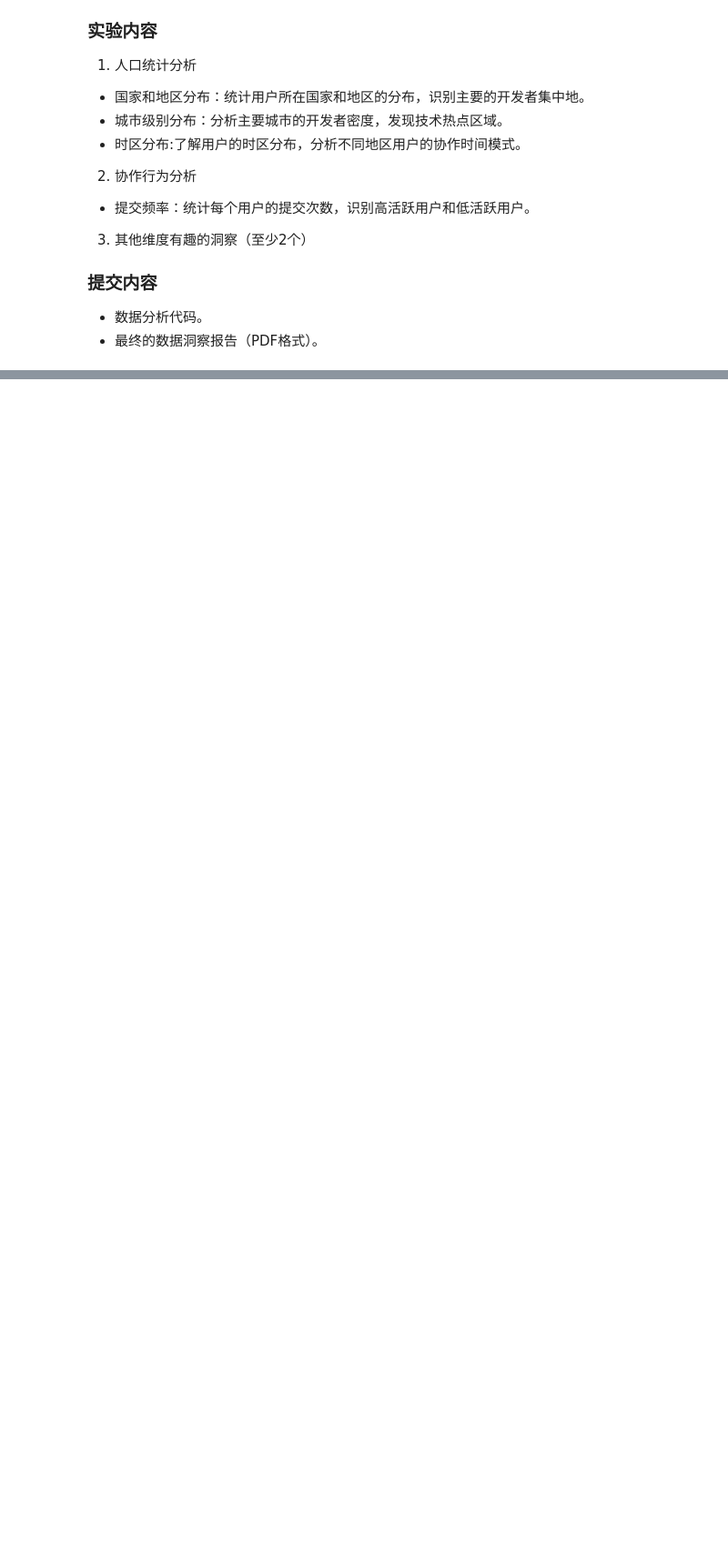
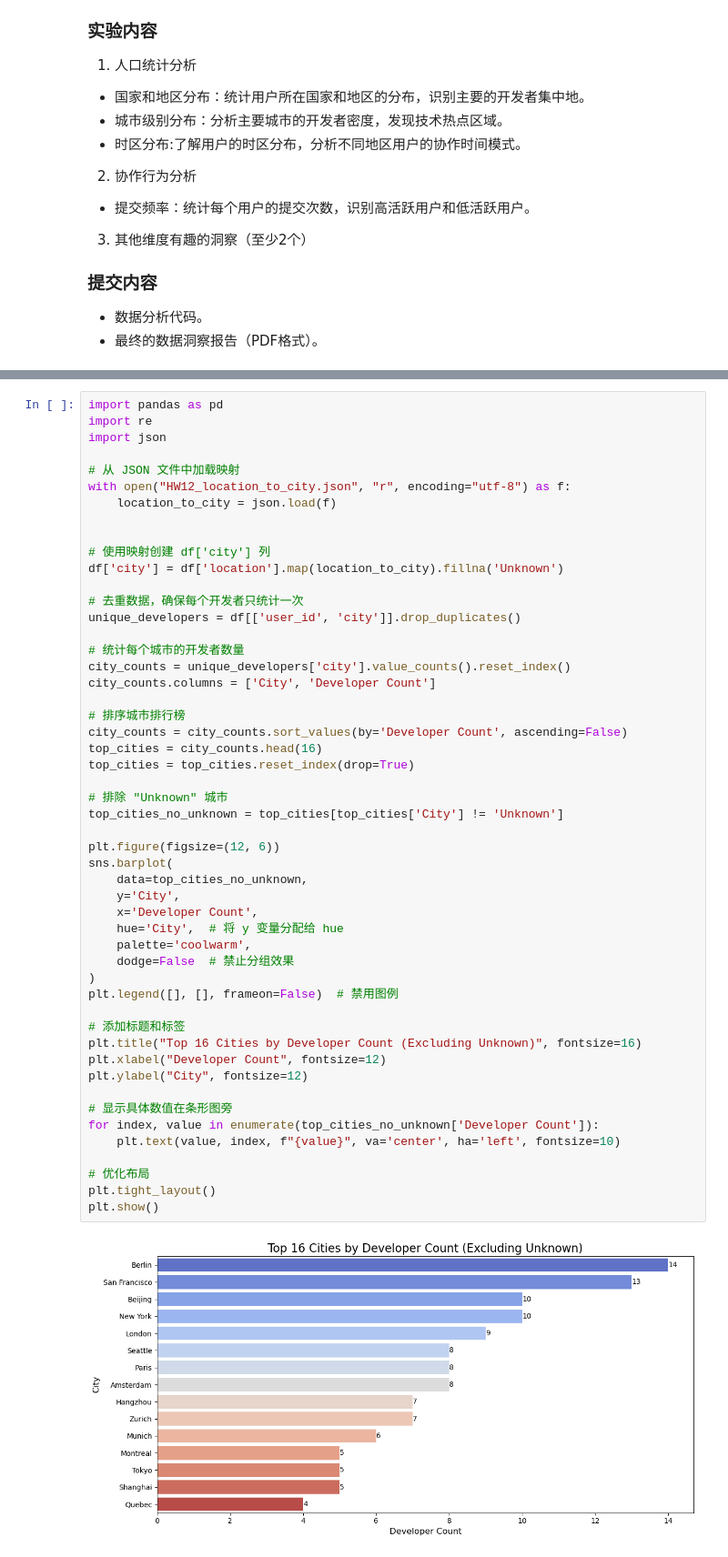
Before and after one commit to zzsyppt/Introduction-to-Data-Science-and-Engineering, a Jupyter notebook: HW12.ipynb, the cells around one changed output, grey strips where cells are left out. Shown at 91% size. Cells and saved outputs as stored; diff of their text form; blank space fills up the shorter version.

```diff
--- a/HW12.ipynb
+++ b/HW12.ipynb
@@ -20,0 +214,53 @@
+# %%
+import pandas as pd
+import re
+import json
+
+# 从 JSON 文件中加载映射
+with open("HW12_location_to_city.json", "r", encoding="utf-8") as f:
+    location_to_city = json.load(f)
+
+
+# 使用映射创建 df['city'] 列
+df['city'] = df['location'].map(location_to_city).fillna('Unknown')
+
+# 去重数据，确保每个开发者只统计一次
+unique_developers = df[['user_id', 'city']].drop_duplicates()
+
+# 统计每个城市的开发者数量
+city_counts = unique_developers['city'].value_counts().reset_index()
+city_counts.columns = ['City', 'Developer Count']
+
+# 排序城市排行榜
+city_counts = city_counts.sort_values(by='Developer Count', ascending=False)
+top_cities = city_counts.head(16)
+top_cities = top_cities.reset_index(drop=True)
+
+# 排除 "Unknown" 城市
+top_cities_no_unknown = top_cities[top_cities['City'] != 'Unknown']
+
+plt.figure(figsize=(12, 6))
+sns.barplot(
+    data=top_cities_no_unknown,
+    y='City',
+    x='Developer Count',
+    hue='City',  # 将 y 变量分配给 hue
+    palette='coolwarm',
+    dodge=False  # 禁止分组效果
+)
+plt.legend([], [], frameon=False)  # 禁用图例
+
+# 添加标题和标签
+plt.title("Top 16 Cities by Developer Count (Excluding Unknown)", fontsize=16)
+plt.xlabel("Developer Count", fontsize=12)
+plt.ylabel("City", fontsize=12)
+
+# 显示具体数值在条形图旁
+for index, value in enumerate(top_cities_no_unknown['Developer Count']):
+    plt.text(value, index, f"{value}", va='center', ha='left', fontsize=10)
+
+# 优化布局
+plt.tight_layout()
+plt.show()
+# %% [output]
+[figure, added]
```
Also changed, not shown: parts of 29 cells of this notebook, 5 other files.
